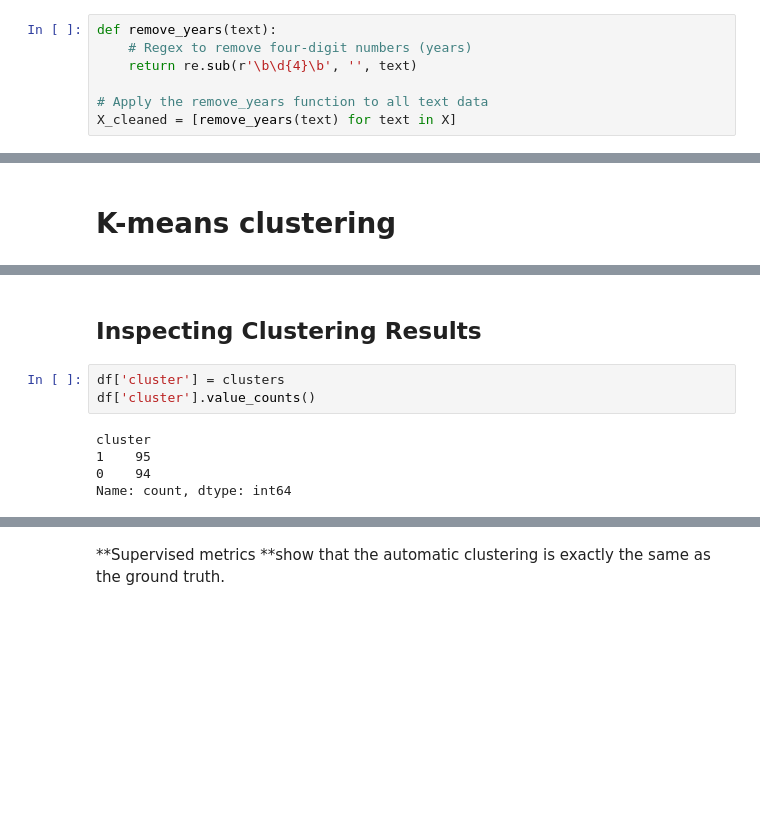
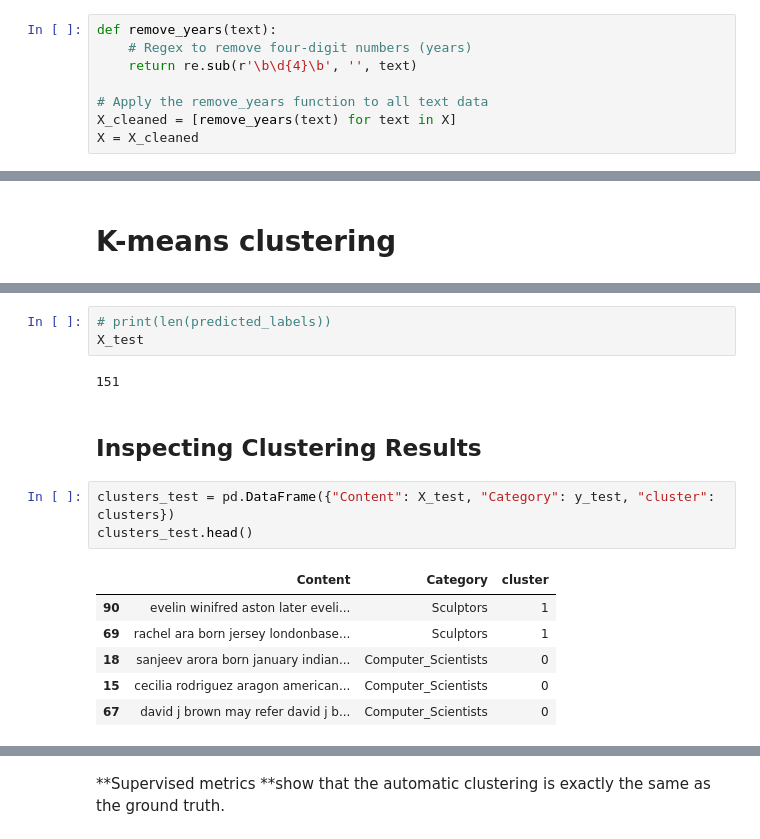
Before and after one commit to Hawawou/UE-803, a Jupyter notebook: Clustering_justTexts.ipynb, the cells around one changed output, grey strips where cells are left out. Drawn from its saved outputs; the diff is of its cells as text; blank space fills up the shorter version.

```diff
--- a/Clustering_justTexts.ipynb
+++ b/Clustering_justTexts.ipynb
@@ -60,3 +60,4 @@ def remove_years(text):
 
 # Apply the remove_years function to all text data
 X_cleaned = [remove_years(text) for text in X]
+X = X_cleaned
@@ -114,10 +133,17 @@ print(predicted_labels)
+# %%
+# print(len(predicted_labels))
+X_test
+# %% [output]
+151
 # %% [markdown]
 ## Inspecting Clustering Results
-# %%
-df['cluster'] = clusters
-df['cluster'].value_counts()
-# %% [output]
-cluster
-1    95
-0    94
-Name: count, dtype: int64
+# %%
+clusters_test = pd.DataFrame({"Content": X_test, "Category": y_test, "cluster": clusters})
+clusters_test.head()
+# %% [output]
+|  | Content | Category | cluster |
+| 90 | evelin winifred aston later eveli... | Sculptors | 1 |
+| 69 | rachel ara born jersey londonbase... | Sculptors | 1 |
+| 18 | sanjeev arora born january indian... | Computer_Scientists | 0 |
+| 15 | cecilia rodriguez aragon american... | Computer_Scientists | 0 |
+| 67 | david j brown may refer david j b... | Computer_Scientists | 0 |
```
Also changed, not shown: parts of 13 cells of this notebook.
